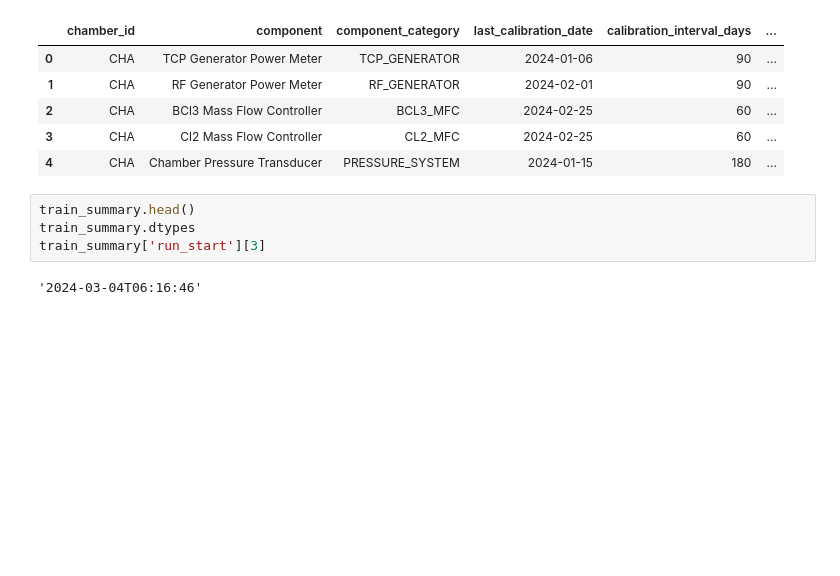
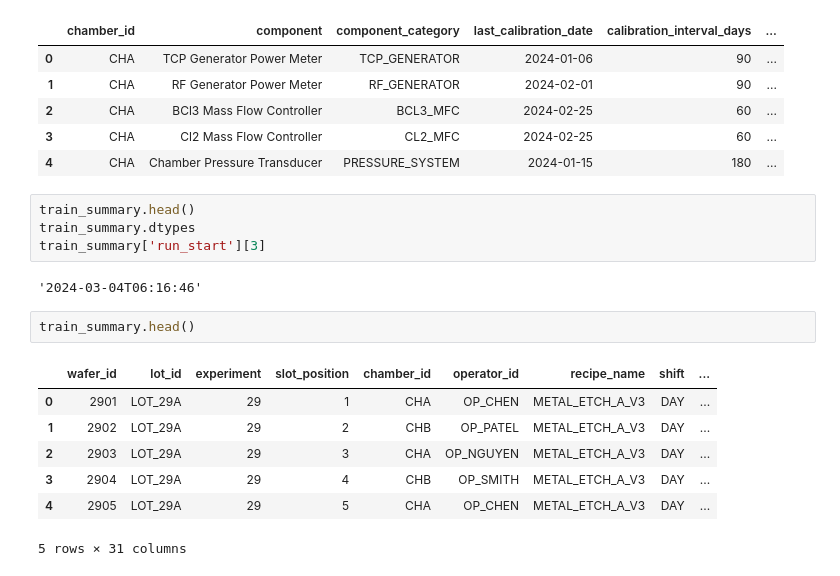
Before and after one commit to niva-scotia/manufacturing-agents, a Jupyter notebook: manual_testing.ipynb, the cells around one changed output. Saved outputs shown, nothing was run; the diff lists cells and outputs as text; blank space fills up the shorter version.

```diff
--- a/manual_testing.ipynb
+++ b/manual_testing.ipynb
@@ -335,3 +335,13 @@ train_summary.dtypes
 train_summary['run_start'][3]
 # %% [output]
 '2024-03-04T06:16:46'
+# %%
+train_summary.head()
+# %% [output]
+|  | wafer_id | lot_id | experiment | slot_position | chamber_id | operator_id | recipe_name | shift | ... |
+| 0 | 2901 | LOT_29A | 29 | 1 | CHA | OP_CHEN | METAL_ETCH_A_V3 | DAY | ... |
+| 1 | 2902 | LOT_29A | 29 | 2 | CHB | OP_PATEL | METAL_ETCH_A_V3 | DAY | ... |
+| 2 | 2903 | LOT_29A | 29 | 3 | CHA | OP_NGUYEN | METAL_ETCH_A_V3 | DAY | ... |
+| 3 | 2904 | LOT_29A | 29 | 4 | CHB | OP_SMITH | METAL_ETCH_A_V3 | DAY | ... |
+| 4 | 2905 | LOT_29A | 29 | 5 | CHA | OP_CHEN | METAL_ETCH_A_V3 | DAY | ... |
+5 rows × 31 columns
```
Also changed, not shown: parts of 1 cell of this notebook, 1 other file.
